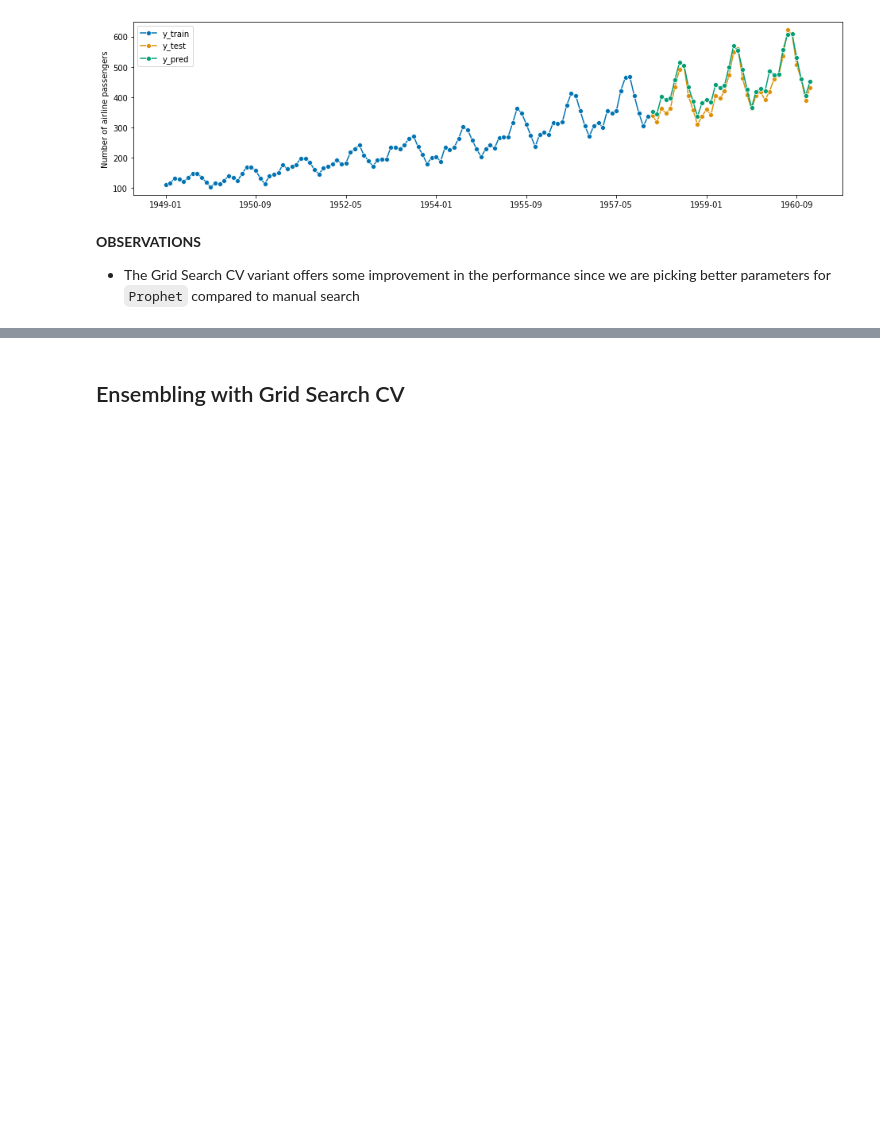
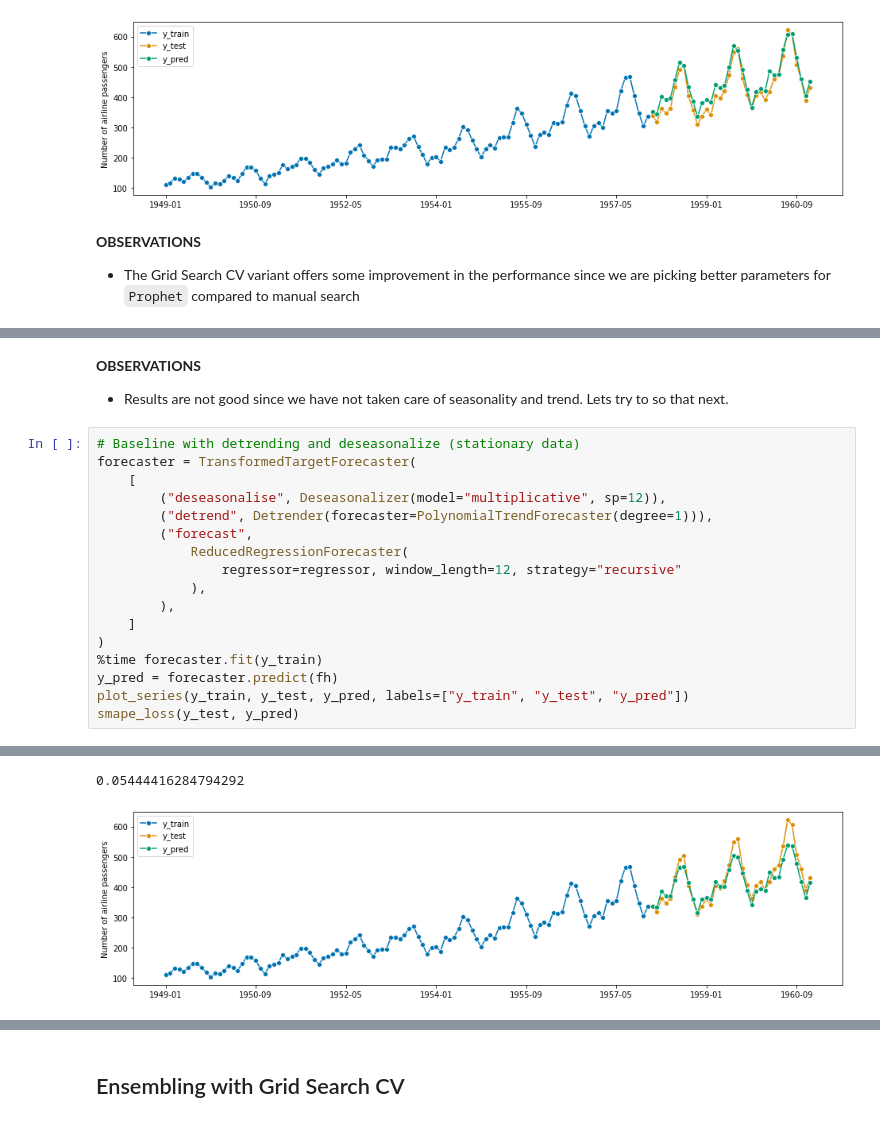
Before and after one commit to ngupta23/sktime, a Jupyter notebook: nikhil_local_testing/sktime_automl.ipynb, the cells around one changed output, grey strips where cells are left out. Saved outputs shown, nothing was run; the diff lists cells and outputs as text; blank space fills up the shorter version.

```diff
--- a/nikhil_local_testing/sktime_automl.ipynb
+++ b/nikhil_local_testing/sktime_automl.ipynb
@@ -444,0 +454,22 @@ Best Model: Prophet(add_country_holidays={'country_name': 'US'},
+# %% [markdown]
+**OBSERVATIONS**
+
+* Results are not good since we have not taken care of seasonality and trend. Lets try to so that next.
+# %%
+# Baseline with detrending and deseasonalize (stationary data)
+forecaster = TransformedTargetForecaster(
+    [
+        ("deseasonalise", Deseasonalizer(model="multiplicative", sp=12)),
+        ("detrend", Detrender(forecaster=PolynomialTrendForecaster(degree=1))),
+        ("forecast",
+            ReducedRegressionForecaster(
+                regressor=regressor, window_length=12, strategy="recursive"
+            ),
+        ),
+    ]
+)
+%time forecaster.fit(y_train)
+y_pred = forecaster.predict(fh)
+plot_series(y_train, y_test, y_pred, labels=["y_train", "y_test", "y_pred"])
+smape_loss(y_test, y_pred)
+# %% [output]
@@ -444,0 +477,2 @@ Best Model: Prophet(add_country_holidays={'country_name': 'US'},
+0.05444416284794292
+[figure, added]
```
Also changed, not shown: parts of 31 cells of this notebook.
